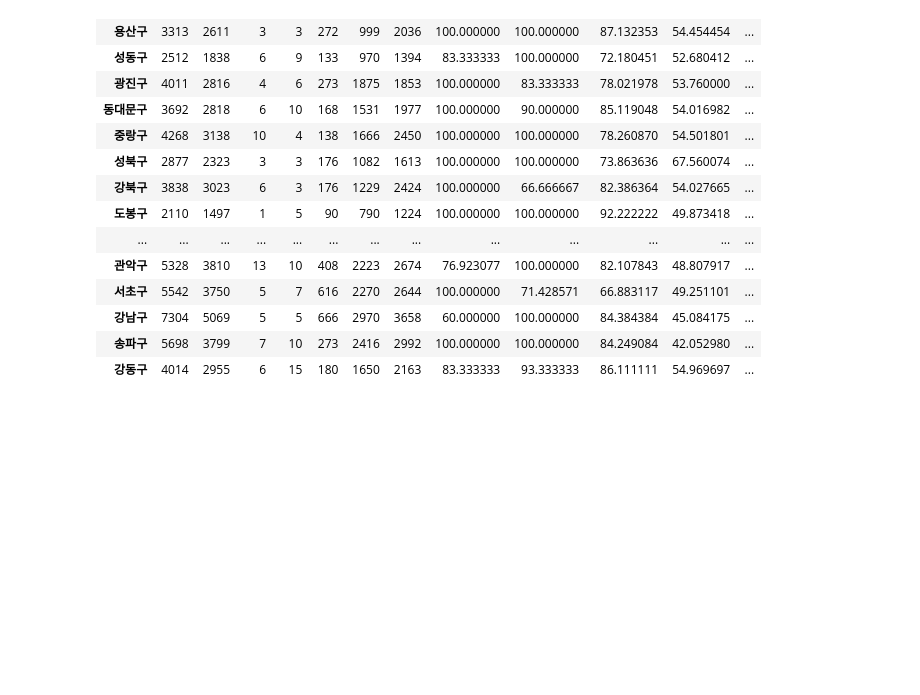
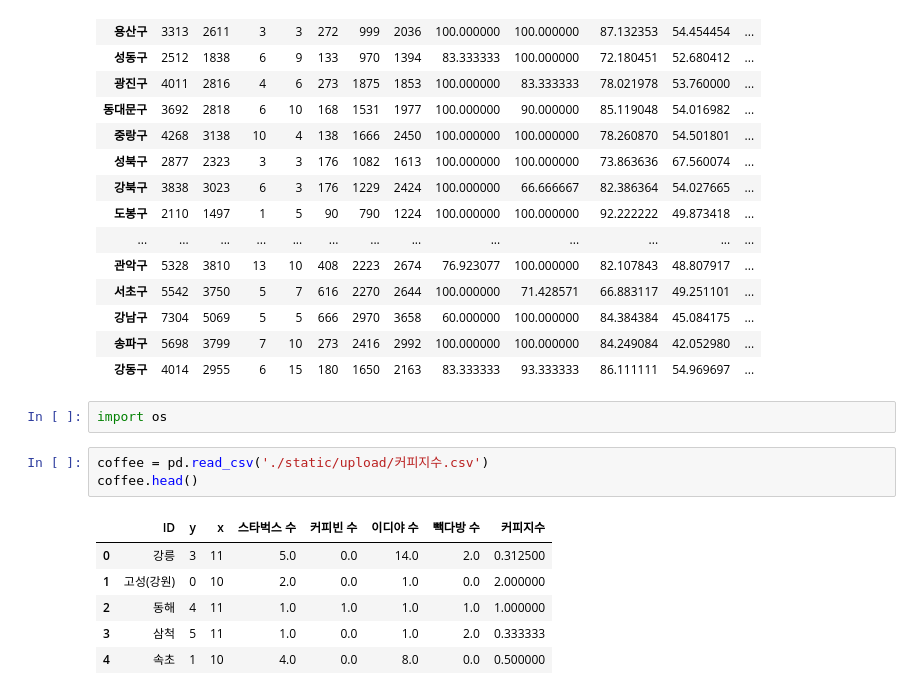
Before and after one commit to YeongilK/Python-flask-web-2020, a Jupyter notebook: 03_DataAnalysisModule/tmp.ipynb, the cells around one changed output. Cells and saved outputs as stored; diff of their text form; blank space fills up the shorter version.

```diff
--- a/03_DataAnalysisModule/tmp.ipynb
+++ b/03_DataAnalysisModule/tmp.ipynb
@@ -100,3 +100,15 @@ crime
 | 강남구 | 7304 | 5069 | 5 | 5 | 666 | 2970 | 3658 | 60.000000 | 100.000000 | 84.384384 | 45.084175 | ... |
 | 송파구 | 5698 | 3799 | 7 | 10 | 273 | 2416 | 2992 | 100.000000 | 100.000000 | 84.249084 | 42.052980 | ... |
 | 강동구 | 4014 | 2955 | 6 | 15 | 180 | 1650 | 2163 | 83.333333 | 93.333333 | 86.111111 | 54.969697 | ... |
+# %%
+import os
+# %%
+coffee = pd.read_csv('./static/upload/커피지수.csv')
+coffee.head()
+# %% [output]
+|  | ID | y | x | 스타벅스 수 | 커피빈 수 | 이디야 수 | 빽다방 수 | 커피지수 |
+| 0 | 강릉 | 3 | 11 | 5.0 | 0.0 | 14.0 | 2.0 | 0.312500 |
+| 1 | 고성(강원) | 0 | 10 | 2.0 | 0.0 | 1.0 | 0.0 | 2.000000 |
+| 2 | 동해 | 4 | 11 | 1.0 | 1.0 | 1.0 | 1.0 | 1.000000 |
+| 3 | 삼척 | 5 | 11 | 1.0 | 0.0 | 1.0 | 2.0 | 0.333333 |
+| 4 | 속초 | 1 | 10 | 4.0 | 0.0 | 8.0 | 0.0 | 0.500000 |
```
Also changed, not shown: parts of 6 cells of this notebook.
